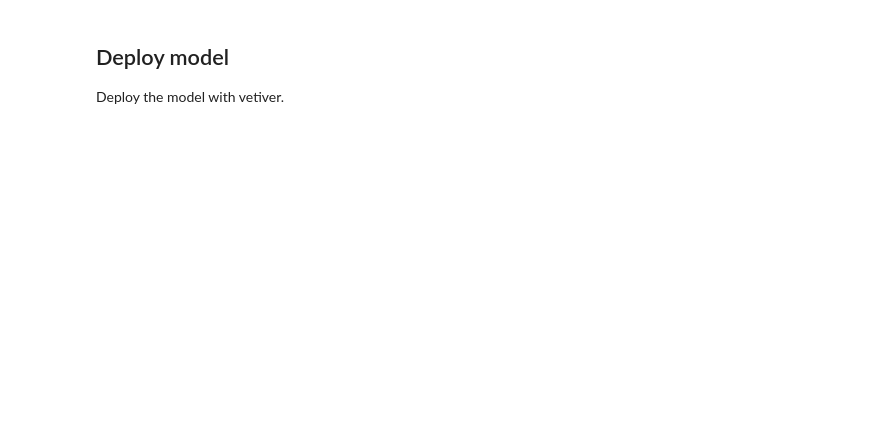
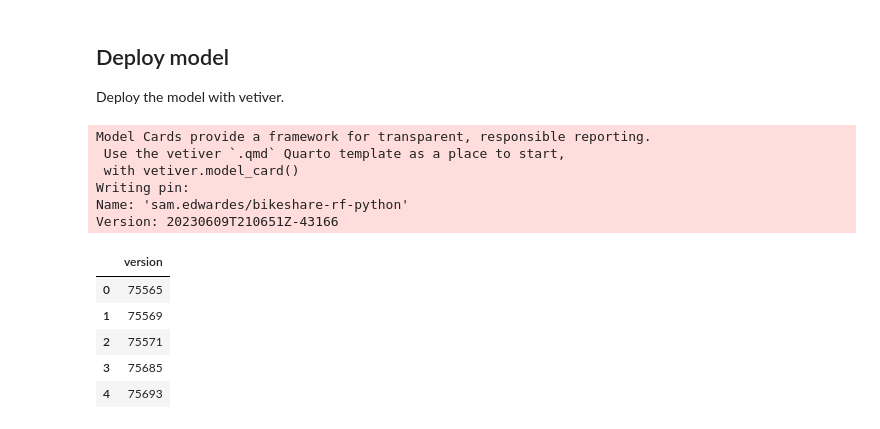
Before and after one commit to sol-eng/bike_predict_python, a Jupyter notebook: model/01-train-and-deploy-model/model_training_deployment.ipynb, the cells around one changed output. Drawn from its saved outputs; the diff is of its cells as text; code cells hidden in the pictures; blank space fills up the shorter version.

```diff
--- a/model/01-train-and-deploy-model/model_training_deployment.ipynb
+++ b/model/01-train-and-deploy-model/model_training_deployment.ipynb
@@ -113,7 +276,8 @@ print('RMSE: %f' % rmse)
 
 Deploy the model with vetiver.
 # %%
-user_name="gagan"
+user_name="sam.edwardes"
+pin_name = f"{user_name}/bikeshare-rf-python"
 # %%
 # convert the random forest model into a vetiver model
 v = VetiverModel(
@@ -123,10 +288,29 @@ v = VetiverModel(
 )
 # %%
 # create a board on Posit Connect
-board = pins.board_rsconnect(
+board = pins.board_connect(
     server_url="https://colorado.posit.co/rsc",
     allow_pickle_read=True
 )
 # %%
 # write the vetiver model as pin to Posit Connect
-pin_read_write.vetiver_pin_write(board, v)
+pin_read_write.vetiver_pin_write(
+    board=board,
+    model=v
+)
+# %% [output]
+Model Cards provide a framework for transparent, responsible reporting.
+ Use the vetiver `.qmd` Quarto template as a place to start,
+ with vetiver.model_card()
+Writing pin:
+Name: 'sam.edwardes/bikeshare-rf-python'
+Version: 20230609T210651Z-43166
+# %%
+board.pin_versions(pin_name)
+# %% [output]
+|  | version |
+| 0 | 75565 |
+| 1 | 75569 |
+| 2 | 75571 |
+| 3 | 75685 |
+| 4 | 75693 |
```
Also changed, not shown: parts of 23 cells of this notebook, 8 other files.
